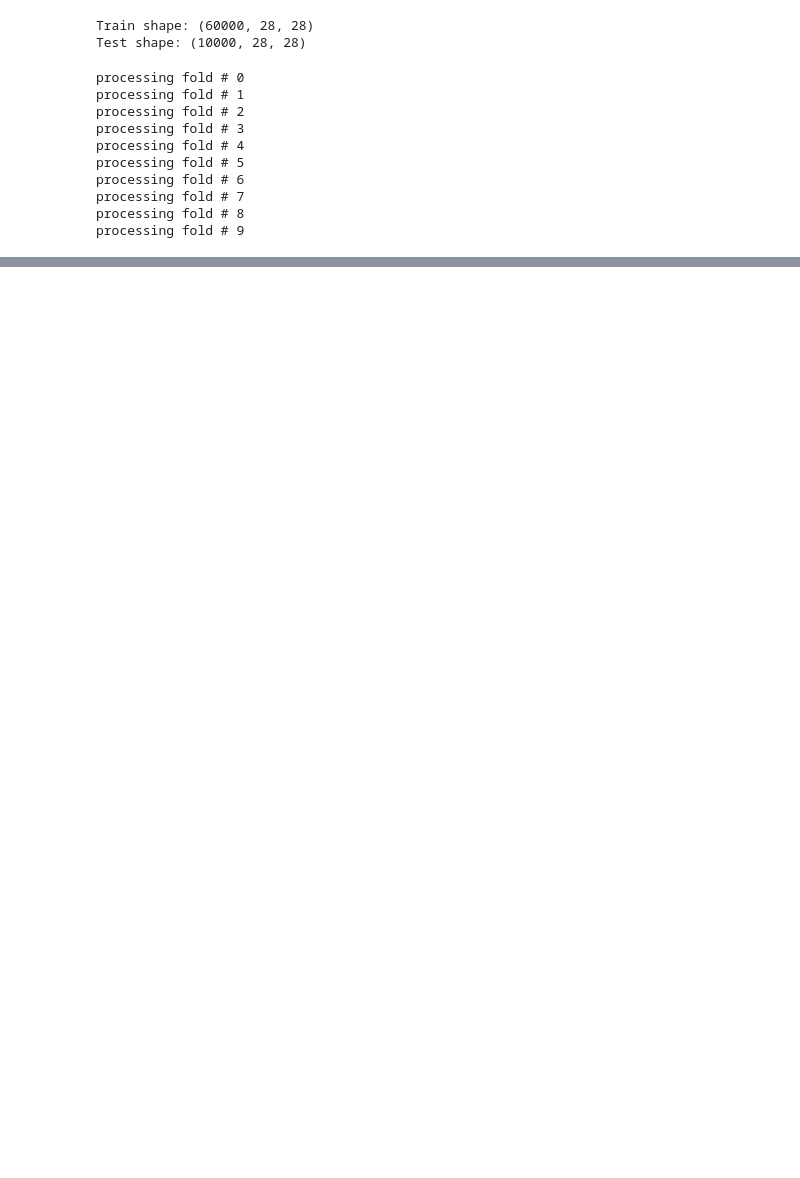
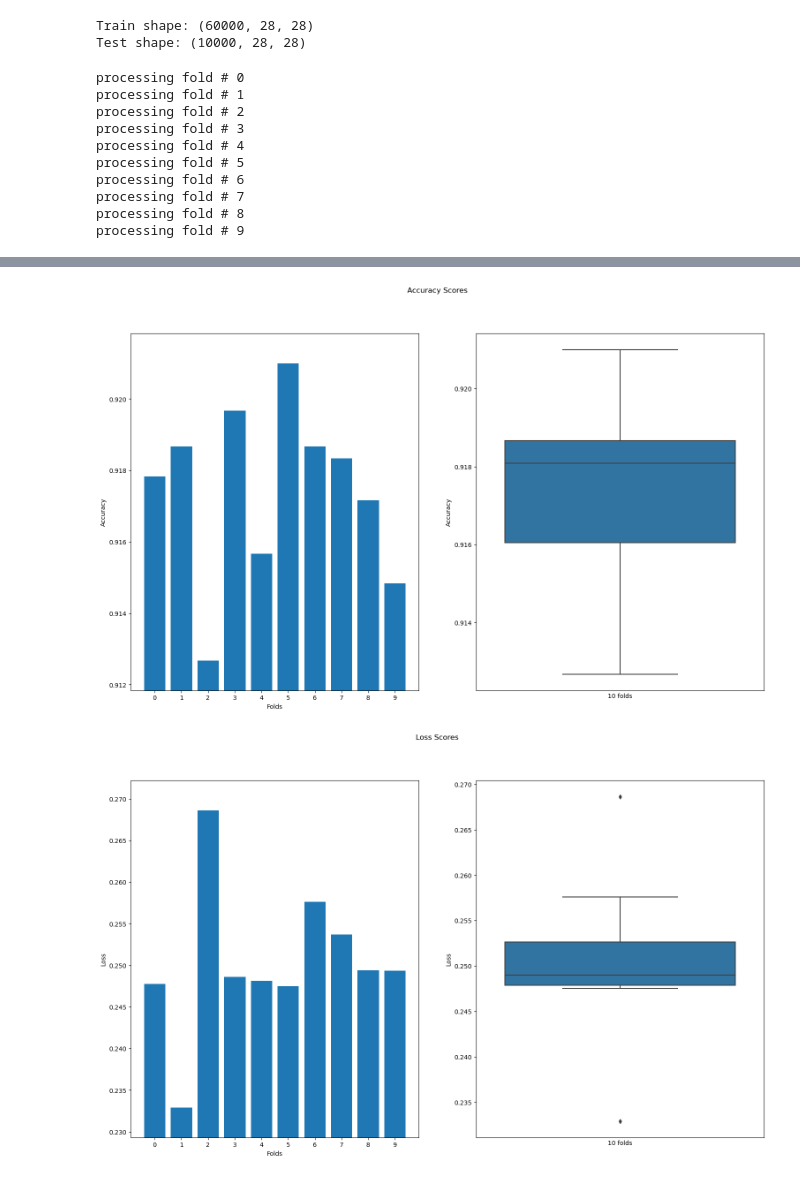
Before and after one commit to FunnyPocketBook/infocv, a Jupyter notebook: ass4/main.ipynb, the cells around one changed output, grey strips where cells are left out. Saved outputs shown, nothing was run; the diff lists cells and outputs as text; code cells hidden in the pictures; blank space fills up the shorter version.

```diff
--- a/ass4/main.ipynb
+++ b/ass4/main.ipynb
@@ -122,7 +124,6 @@ def plot_k_fold_cross_validation_loss(all_loss):
     plt.show()
 # %%
-
-all_scores, all_loss = k_fold_cross_validation(10, train_images, train_labels, learning_rate=0.001, num_epochs=15, batch_size=64, optimizer='adam', verbose=0, loss='sparse_categorical_crossentropy', metrics=['accuracy'])
+all_acc, all_loss, all_history = k_fold_cross_validation(10, train_images, train_labels, learning_rate=0.001, num_epochs=15, batch_size=64, optimizer='adam', verbose=0, loss='sparse_categorical_crossentropy', metrics=['accuracy'])
 # %% [output]
 processing fold # 0
 processing fold # 1
@@ -143,0 +138,9 @@ plot_k_fold_cross_validation_loss(all_loss)
+# %%
+plot_k_fold_cross_validation_accuracy(all_acc)
+plot_k_fold_cross_validation_loss(all_loss)
+
+print(f"Average accuracy: {np.mean(all_acc)}")
+print(f"Average loss: {np.mean(all_loss)}")
+# %% [output]
+[figure, added]
+[figure, added]
```
Also changed, not shown: parts of 22 cells of this notebook, 30 other files.
